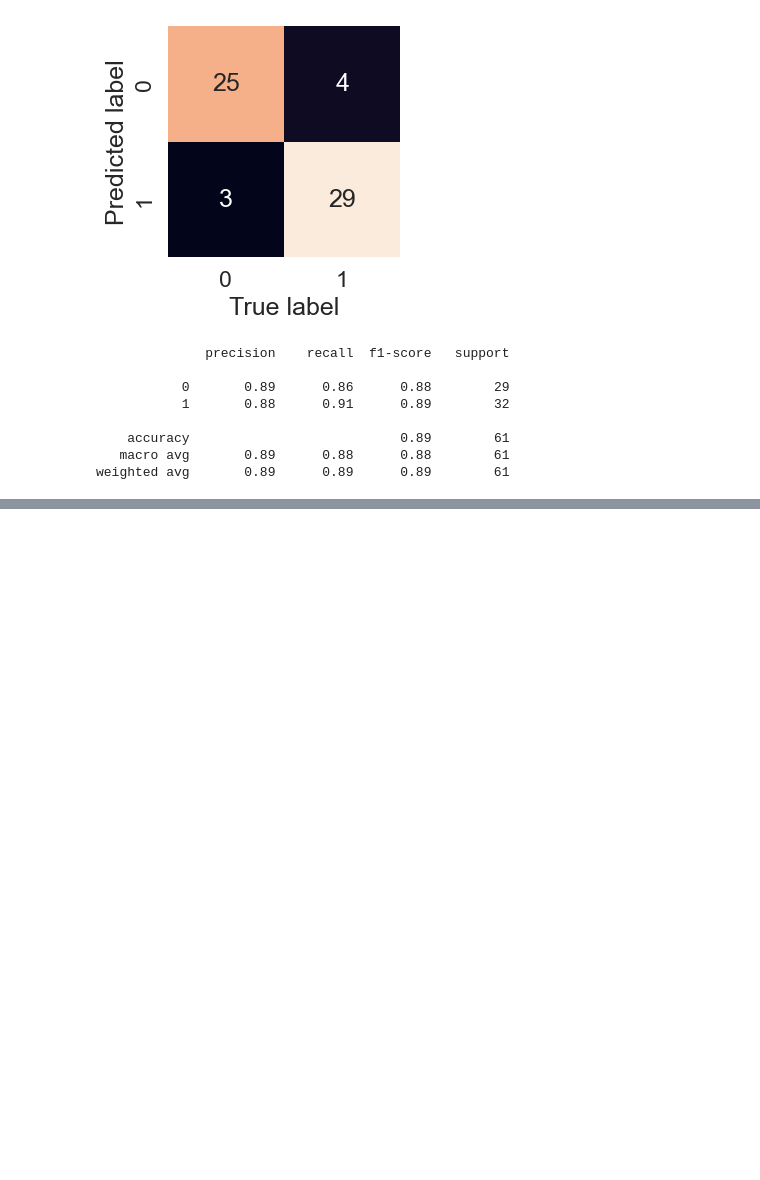
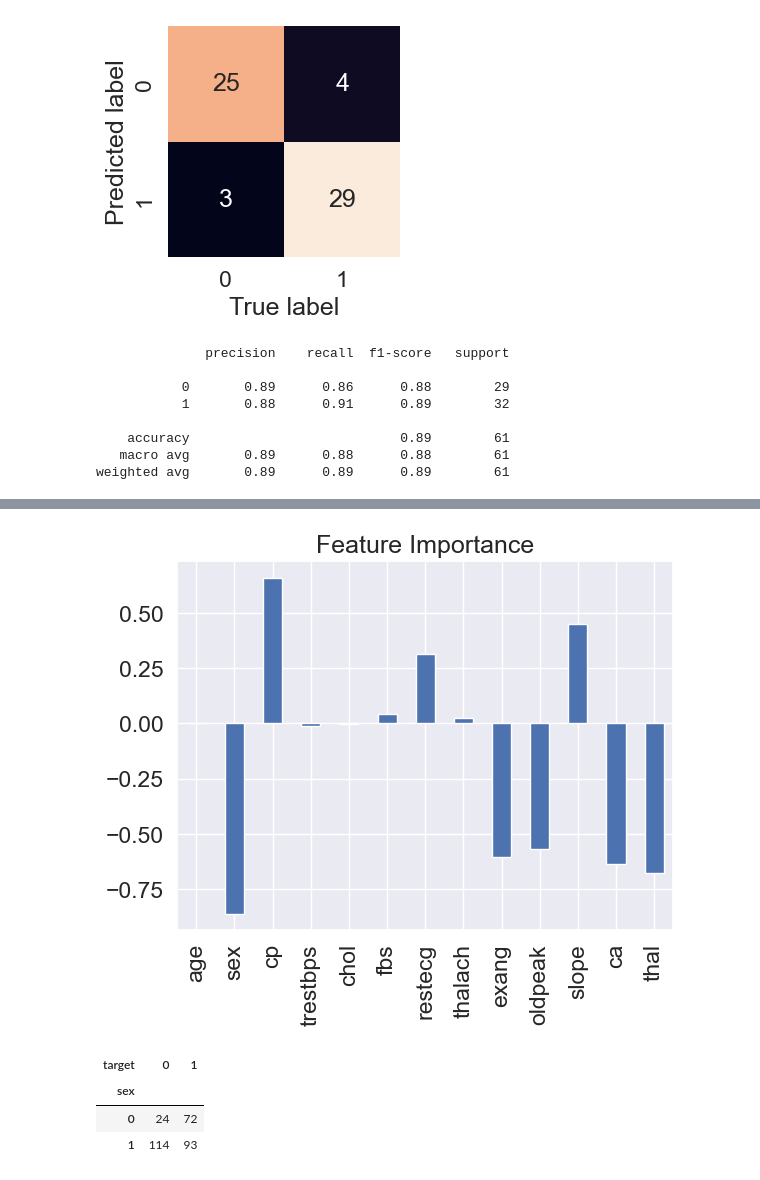
Before and after one commit to ephalt/heart-disease-predictive-classification, a Jupyter notebook: Notebook/end-to-end-heart-disease-classification.ipynb, the cells around one changed output, grey strips where cells are left out. Drawn from its saved outputs; the diff is of its cells as text; code cells hidden in the pictures; blank space fills up the shorter version.

Commit message:
Feature Importance

```diff
--- a/Notebook/end-to-end-heart-disease-classification.ipynb
+++ b/Notebook/end-to-end-heart-disease-classification.ipynb
@@ -710,0 +714,7 @@ cv_metrics.T.plot.bar(title="Cross-validated classification metrics",
+# %%
+# Fit an instance of LogisticRegression
+#gs_log_reg.best_params_
+
+clf = LogisticRegression(C=0.20433597178569418,
+                        solver="liblinear")
+clf.fit(X_train, y_train);
@@ -710,0 +728,4 @@ cv_metrics.T.plot.bar(title="Cross-validated classification metrics",
+# %%
+# Match cpef's of features to columns
+feature_dict = dict(zip(df.columns, list(clf.coef_[0])))
+feature_dict
@@ -710,0 +746,13 @@ cv_metrics.T.plot.bar(title="Cross-validated classification metrics",
+# %%
+# Visualize features importance
+feature_df= pd.DataFrame(feature_dict, index=[0])
+feature_df.T.plot.bar(title="Feature Importance", legend=False);
+# %% [output]
+[figure, added]
+# %%
+pd.crosstab(df["sex"], df["target"])
+# %% [output]
+| target | 0 | 1 |
+| sex |  |  |
+| 0 | 24 | 72 |
+| 1 | 114 | 93 |
```
Also changed, not shown: parts of 26 cells of this notebook.
